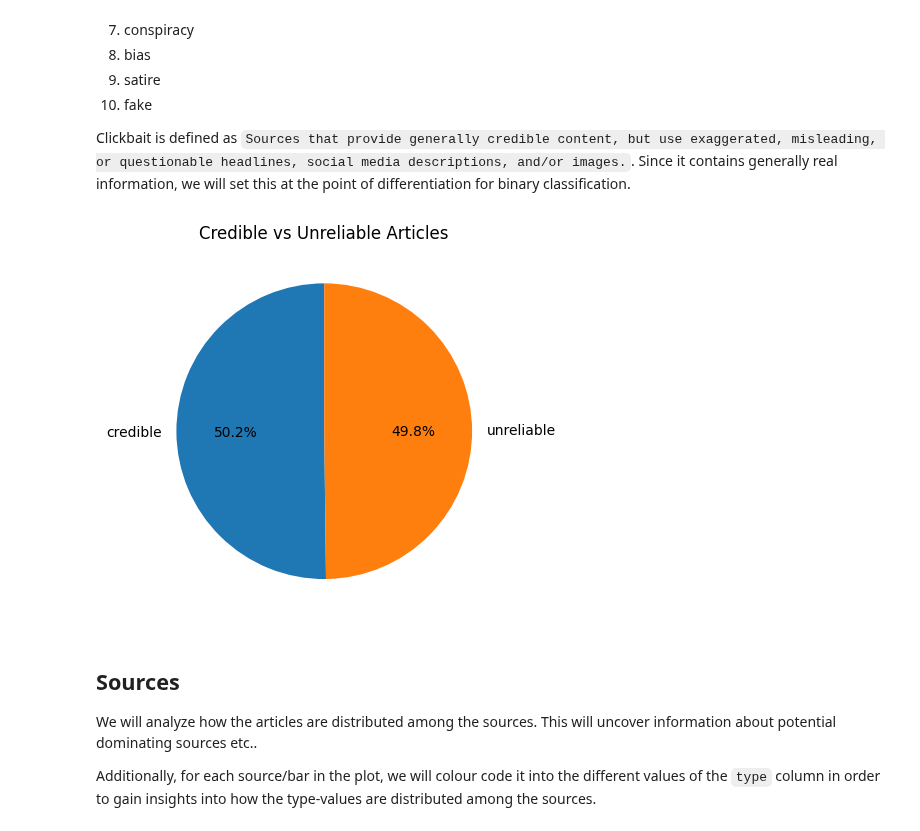
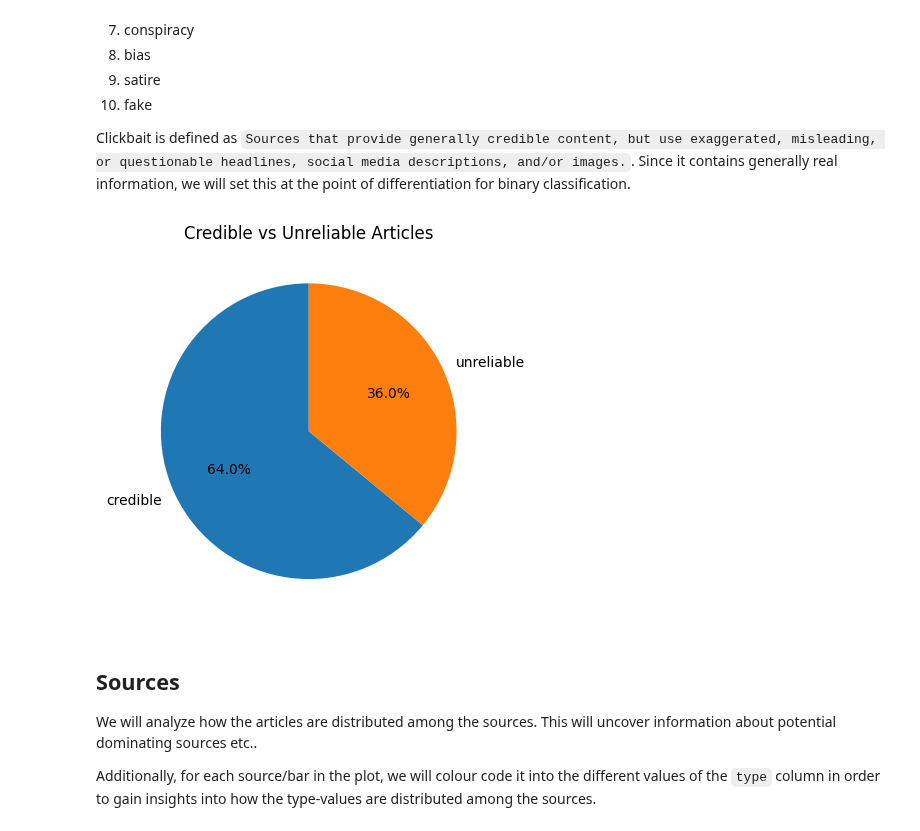
Before and after one commit to BimmerBass/GDS2026, a Jupyter notebook: data_analysis.ipynb, the cells around one changed output. Saved outputs shown, nothing was run; the diff lists cells and outputs as text; code cells hidden in the pictures.

````diff
--- a/data_analysis.ipynb
+++ b/data_analysis.ipynb
@@ -57,15 +57,15 @@ It is clear that these labels are somewhat continuous, and from [Fake News Corpu
 
 Clickbait is defined as ```Sources that provide generally credible content, but use exaggerated, misleading, or questionable headlines, social media descriptions, and/or images.```. Since it contains generally real information, we will set this at the point of differentiation for binary classification.
 # %%
-true_labels = ["reliable", "political", "clickbait"]
+true_labels = ["reliable", "political", "clickbait", "bias"]
 grouped = type_col.apply(lambda x: "credible" if x in true_labels else "unreliable")
 counts = grouped.value_counts()
 counts.plot(kind="pie", autopct="%1.1f%%", startangle=90)
 plt.title("Credible vs Unreliable Articles")
 plt.ylabel("")
 plt.show()
 # %% [output]
-[figure, old version]
+[figure, new version]
 # %% [markdown]
 ## Sources
 We will analyze how the articles are distributed among the sources. This will uncover information about potential dominating sources etc..
````
Also changed, not shown: parts of 2 cells of this notebook, 3 other files.
